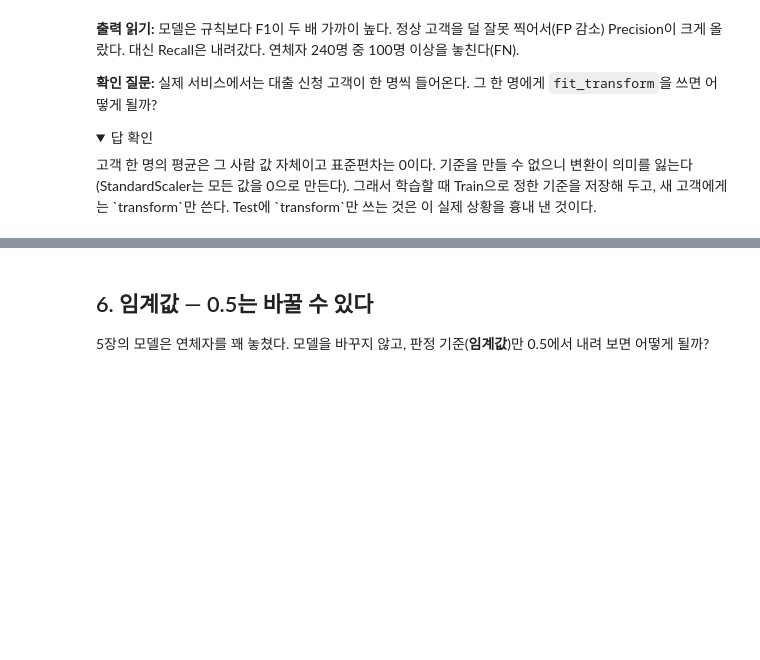
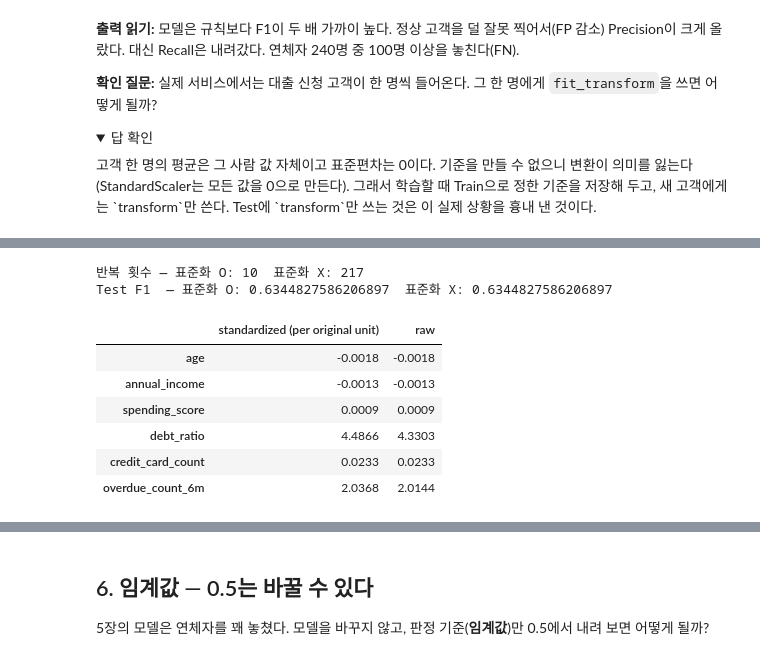
Before and after one commit to feelosophysics/codsaid, a Jupyter notebook: 02_Advanced/A5-1/notebooks/learning_walkthrough.ipynb, the cells around one changed output, grey strips where cells are left out. Drawn from its saved outputs; the diff is of its cells as text; code cells hidden in the pictures; folded sections open; blank space fills up the shorter version.

```diff
--- a/02_Advanced/A5-1/notebooks/learning_walkthrough.ipynb
+++ b/02_Advanced/A5-1/notebooks/learning_walkthrough.ipynb
@@ -393,0 +527,22 @@ display(pd.DataFrame({
+# %%
+raw_model = LogisticRegression(max_iter=2000, random_state=RANDOM_STATE)
+raw_model.fit(X_train_imputed, y_classification_train)      # 표준화하지 않은 값
+
+print("반복 횟수 — 표준화 O:", logistic_model.n_iter_[0], " 표준화 X:", raw_model.n_iter_[0])
+print("Test F1  — 표준화 O:", f1_score(y_classification_test, predicted_labels),
+      " 표준화 X:", f1_score(y_classification_test, raw_model.predict(X_test_imputed)))
+
+display(pd.DataFrame({
+    "standardized (per original unit)": weights / scaler.scale_,   # 표준편차당 w를 원래 단위당 w로 되돌림
+    "raw": raw_model.coef_[0],
+}, index=feature_columns))
+# %% [output]
+반복 횟수 — 표준화 O: 10  표준화 X: 217
+Test F1  — 표준화 O: 0.6344827586206897  표준화 X: 0.6344827586206897
+|  | standardized (per original unit) | raw |
+| age | -0.0018 | -0.0018 |
+| annual_income | -0.0013 | -0.0013 |
+| spending_score | 0.0009 | 0.0009 |
+| debt_ratio | 4.4866 | 4.3303 |
+| credit_card_count | 0.0233 | 0.0233 |
+| overdue_count_6m | 2.0368 | 2.0144 |
```
Also changed, not shown: parts of 9 cells of this notebook, 1 other file.
